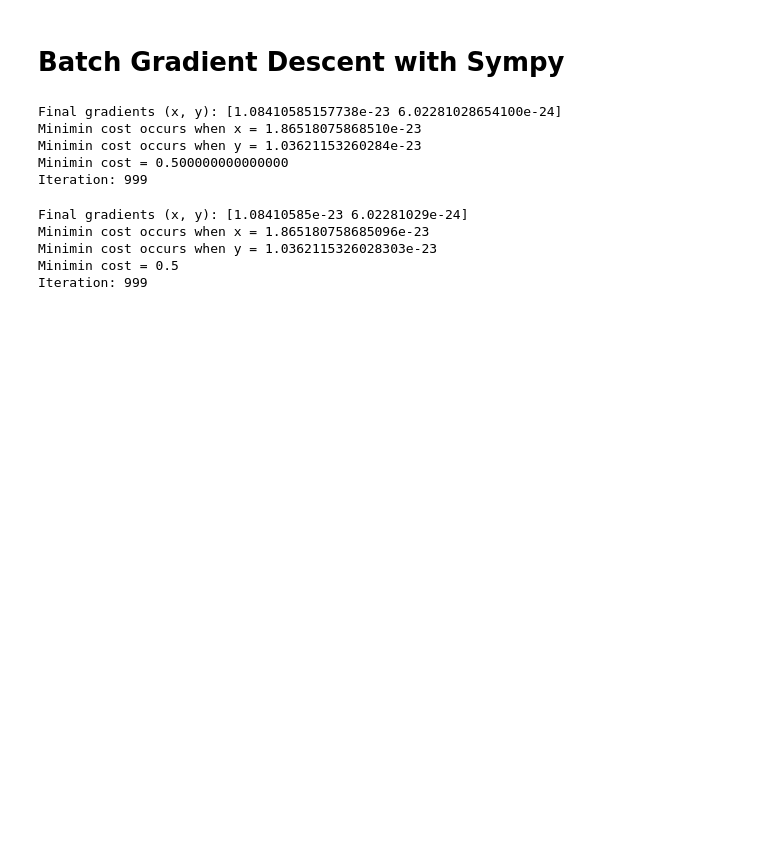
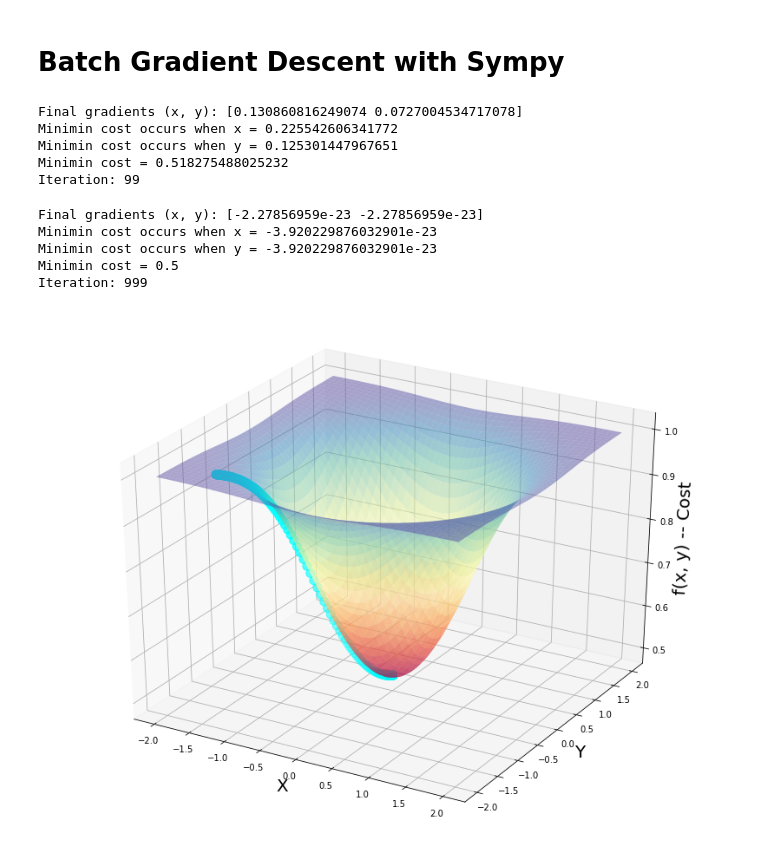
Before and after one commit to JLJL0308/Gradient_Descent_Exercise, a Jupyter notebook: Gradient Descent.ipynb, the cells around one changed output. Saved outputs shown, nothing was run; the diff lists cells and outputs as text; code cells hidden in the pictures; blank space fills up the shorter version.

Commit message:
Visualize gradient descent in 3D.

```diff
--- a/Gradient Descent.ipynb
+++ b/Gradient Descent.ipynb
@@ -421,7 +421,7 @@ Value of the partial derivative with respect to x at x = 1.8 and y = 1.0 is: 0.0
 # Use Sympy
 # Set up initial values
 multiplier = 0.1
-max_iteration = 1000
+max_iteration = 100
 # Initial guess
 parameters = np.array([1.8, 1.0])
 for n in range(max_iteration):
@@ -436,11 +436,11 @@ print("Minimin cost occurs when y =", parameters[1])
 print("Minimin cost =", f(parameters[0], parameters[1]))
 print("Iteration:", n)
 # %% [output]
-Final gradients (x, y): [1.08410585157738e-23 6.02281028654100e-24]
-Minimin cost occurs when x = 1.86518075868510e-23
-Minimin cost occurs when y = 1.03621153260284e-23
-Minimin cost = 0.500000000000000
-Iteration: 999
+Final gradients (x, y): [0.130860816249074 0.0727004534717078]
+Minimin cost occurs when x = 0.225542606341772
+Minimin cost occurs when y = 0.125301447967651
+Minimin cost = 0.518275488025232
+Iteration: 99
 # %%
 # Implement partial derivatives manually
 def fpx(x, y):
@@ -451,12 +451,15 @@ def fpy(x, y):
 multiplier = 0.1
 max_iteration = 1000
 # Initial guess
-parameters = np.array([1.8, 1.0])
+parameters = np.array([-1.5, -1.5])
+xy_array = parameters.reshape(1, 2)
 for n in range(max_iteration):
     gradient_x = fpx(parameters[0], parameters[1])
     gradient_y = fpy(parameters[0], parameters[1])
     gradients = np.array([gradient_x, gradient_y])
     parameters = parameters - multiplier * gradients
+    #xy_array = np.append(xy_array, parameters.reshape(1, 2), 0)
+    xy_array = np.concatenate((xy_array, parameters.reshape(1, 2)), 0)
 # Print results
 print("Final gradients (x, y):", gradients)
 print("Minimin cost occurs when x =", parameters[0])
@@ -464,8 +467,20 @@ print("Minimin cost occurs when y =", parameters[1])
 print("Minimin cost =", f(parameters[0], parameters[1]))
 print("Iteration:", n)
 # %% [output]
-Final gradients (x, y): [1.08410585e-23 6.02281029e-24]
-Minimin cost occurs when x = 1.865180758685096e-23
-Minimin cost occurs when y = 1.0362115326028303e-23
+Final gradients (x, y): [-2.27856959e-23 -2.27856959e-23]
+Minimin cost occurs when x = -3.920229876032901e-23
+Minimin cost occurs when y = -3.920229876032901e-23
 Minimin cost = 0.5
 Iteration: 999
+# %%
+# Generating 3D Plot
+fig = plt.figure(figsize = [14, 11])
+plot3D = fig.gca(projection = "3d")
+plot3D.set_xlabel("X", fontsize = 20)
+plot3D.set_ylabel("Y", fontsize = 20)
+plot3D.set_zlabel("f(x, y) -- Cost", fontsize = 20)
+plot3D.plot_surface(x_4, y_4, f(x_4, y_4), cmap = cm.Spectral, alpha = 0.5)
+plot3D.scatter(xy_array[:, 0], xy_array[:, 1], f(xy_array[:, 0], xy_array[:, 1]), s = 100, color = "cyan")
+plt.show()
+# %% [output]
+[figure, added]
```
